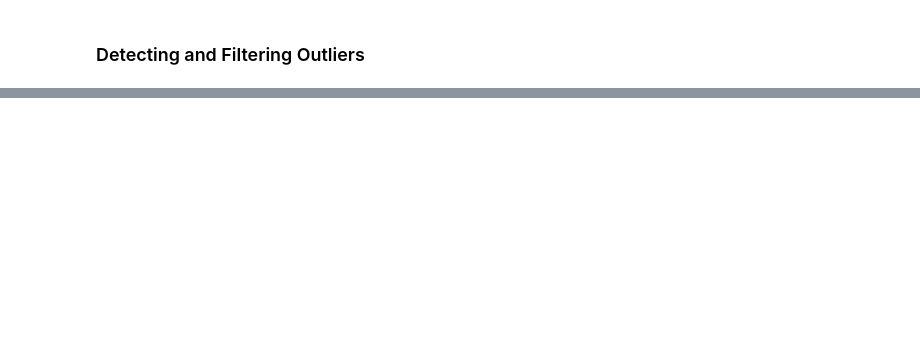
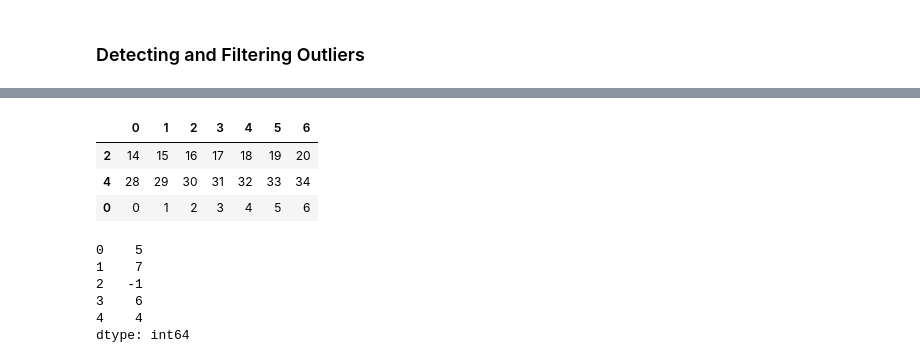
Before and after one commit to MottuqeBrid/learn-DA, a Jupyter notebook: 7 Data Cleaning and Preparation.ipynb, the cells around one changed output, grey strips where cells are left out. Cells and saved outputs as stored; diff of their text form; code cells hidden in the pictures; blank space fills up the shorter version.

```diff
--- a/7 Data Cleaning and Preparation.ipynb
+++ b/7 Data Cleaning and Preparation.ipynb
@@ -611,0 +639,17 @@ np.sign(data).head()
+# %%
+df.sample(n=3)  # Randomly sample 3 rows from the DataFrame
+# %% [output]
+|  | 0 | 1 | 2 | 3 | 4 | 5 | 6 |
+| 2 | 14 | 15 | 16 | 17 | 18 | 19 | 20 |
+| 4 | 28 | 29 | 30 | 31 | 32 | 33 | 34 |
+| 0 | 0 | 1 | 2 | 3 | 4 | 5 | 6 |
+# %%
+choices = pd.Series([5, 7, -1, 6, 4])
+choices
+# %% [output]
+0    5
+1    7
+2   -1
+3    6
+4    4
+dtype: int64
```
Also changed, not shown: parts of 26 cells of this notebook.
